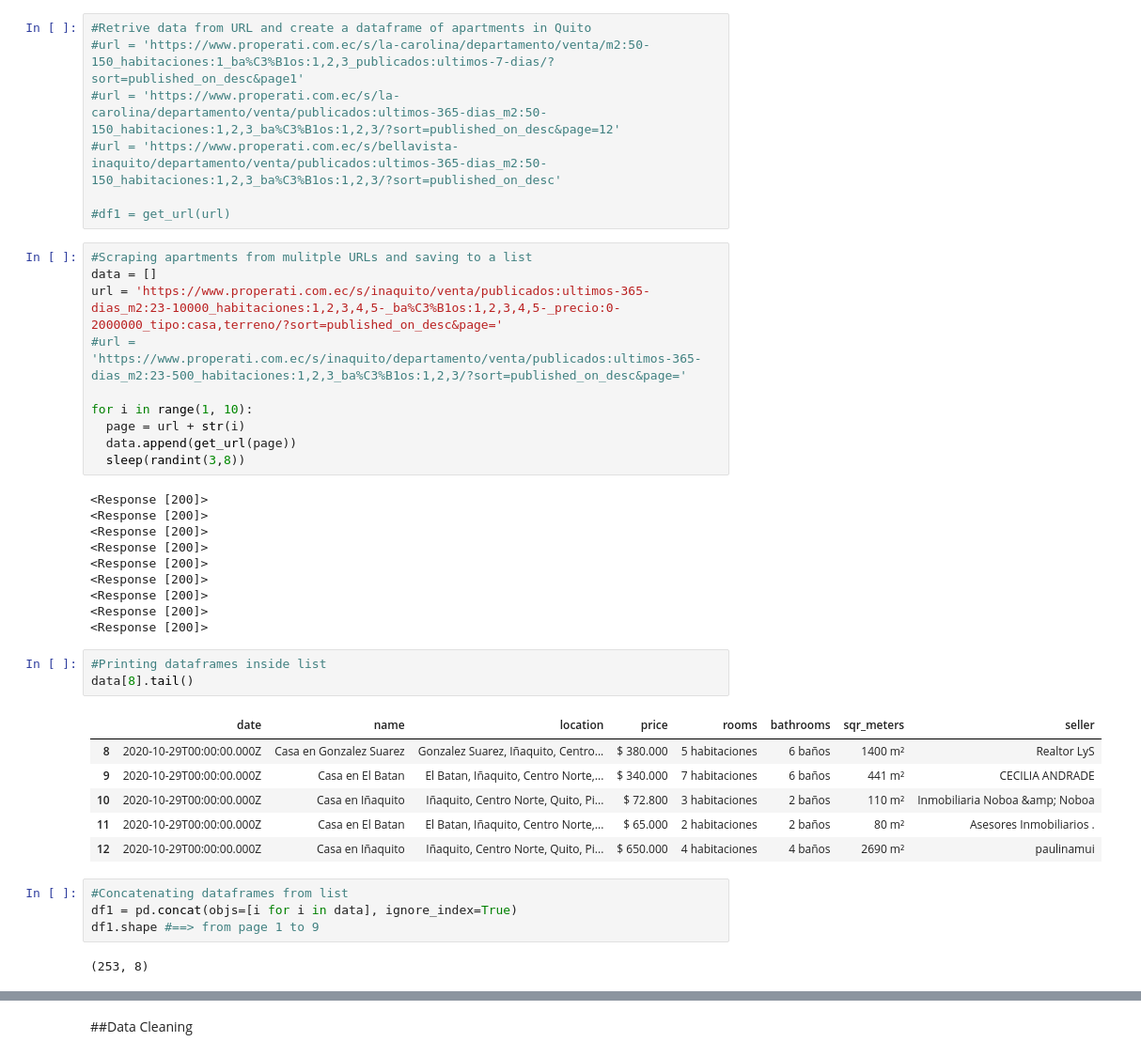
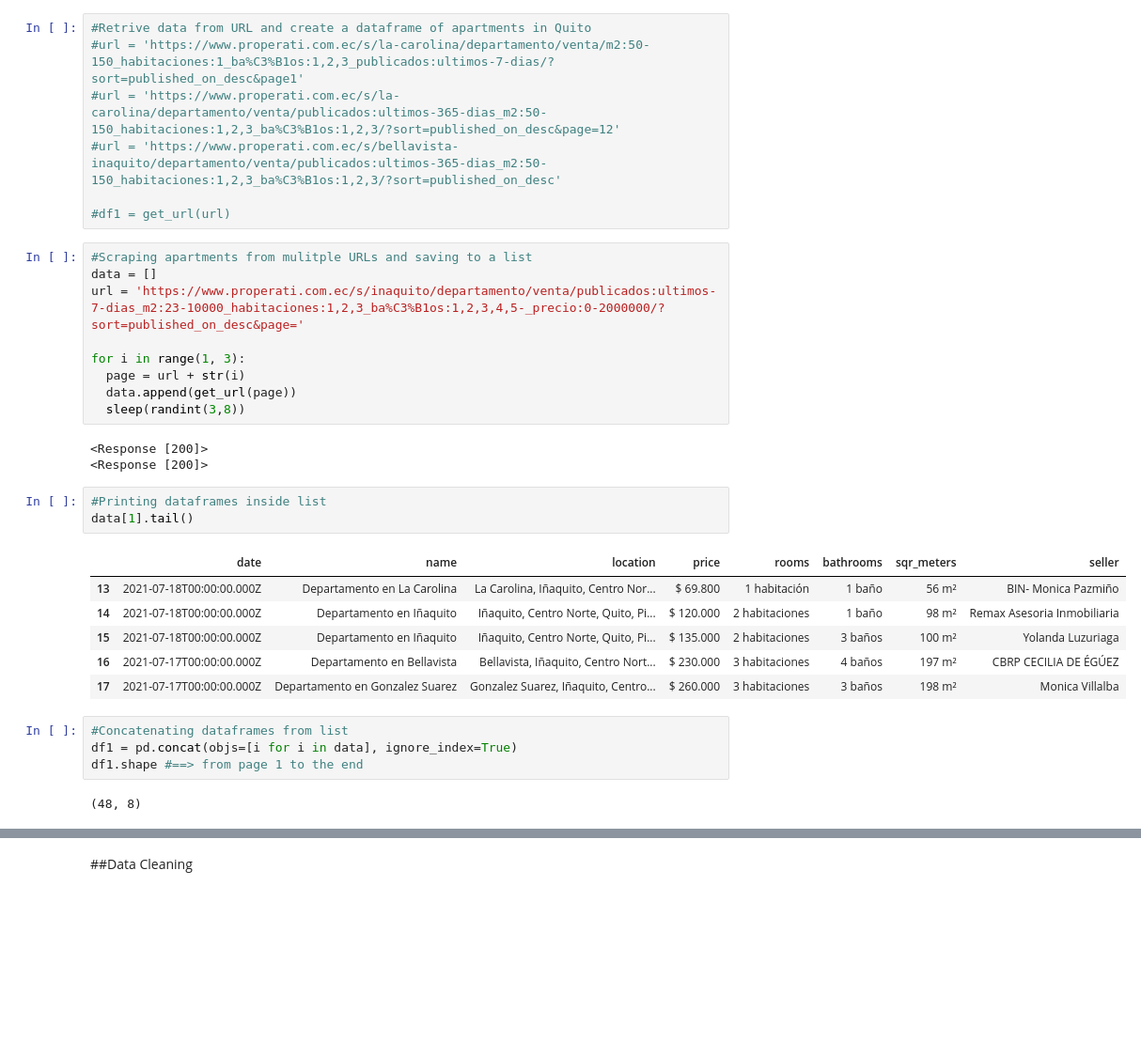
Before and after one commit to gabrielborja/python_data_analysis, a Jupyter notebook: real_state_analytics.ipynb, the cells around one changed output, grey strips where cells are left out. Shown at 94% size. Drawn from its saved outputs; the diff is of its cells as text; blank space fills up the shorter version.

Commit message:
Scrape apartments data w29

```diff
--- a/real_state_analytics.ipynb
+++ b/real_state_analytics.ipynb
@@ -66,39 +66,31 @@ def get_url(url):
 # %%
 #Scraping apartments from mulitple URLs and saving to a list
 data = []
-url = 'https://www.properati.com.ec/s/inaquito/venta/publicados:ultimos-365-dias_m2:23-10000_habitaciones:1,2,3,4,5-_ba%C3%B1os:1,2,3,4,5-_precio:0-2000000_tipo:casa,terreno/?sort=published_on_desc&page='
-#url = 'https://www.properati.com.ec/s/inaquito/departamento/venta/publicados:ultimos-365-dias_m2:23-500_habitaciones:1,2,3_ba%C3%B1os:1,2,3/?sort=published_on_desc&page='
+url = 'https://www.properati.com.ec/s/inaquito/departamento/venta/publicados:ultimos-7-dias_m2:23-10000_habitaciones:1,2,3_ba%C3%B1os:1,2,3,4,5-_precio:0-2000000/?sort=published_on_desc&page='
 
-for i in range(1, 10):
+for i in range(1, 3):
   page = url + str(i)
   data.append(get_url(page))
   sleep(randint(3,8))
 # %% [output]
 <Response [200]>
 <Response [200]>
-<Response [200]>
-<Response [200]>
-<Response [200]>
-<Response [200]>
-<Response [200]>
-<Response [200]>
-<Response [200]>
 # %%
 #Printing dataframes inside list
-data[8].tail()
+data[1].tail()
 # %% [output]
 |  | date | name | location | price | rooms | bathrooms | sqr_meters | seller |
-| 8 | 2020-10-29T00:00:00.000Z | Casa en Gonzalez Suarez | Gonzalez Suarez, Iñaquito, Centro... | $ 380.000 | 5 habitaciones | 6 baños | 1400 m² | Realtor LyS |
-| 9 | 2020-10-29T00:00:00.000Z | Casa en El Batan | El Batan, Iñaquito, Centro Norte,... | $ 340.000 | 7 habitaciones | 6 baños | 441 m² | CECILIA ANDRADE |
-| 10 | 2020-10-29T00:00:00.000Z | Casa en Iñaquito | Iñaquito, Centro Norte, Quito, Pi... | $ 72.800 | 3 habitaciones | 2 baños | 110 m² | Inmobiliaria Noboa &amp; Noboa |
-| 11 | 2020-10-29T00:00:00.000Z | Casa en El Batan | El Batan, Iñaquito, Centro Norte,... | $ 65.000 | 2 habitaciones | 2 baños | 80 m² | Asesores Inmobiliarios . |
-| 12 | 2020-10-29T00:00:00.000Z | Casa en Iñaquito | Iñaquito, Centro Norte, Quito, Pi... | $ 650.000 | 4 habitaciones | 4 baños | 2690 m² | paulinamui |
+| 13 | 2021-07-18T00:00:00.000Z | Departamento en La Carolina | La Carolina, Iñaquito, Centro Nor... | $ 69.800 | 1 habitación | 1 baño | 56 m² | BIN- Monica Pazmiño |
+| 14 | 2021-07-18T00:00:00.000Z | Departamento en Iñaquito | Iñaquito, Centro Norte, Quito, Pi... | $ 120.000 | 2 habitaciones | 1 baño | 98 m² | Remax Asesoria Inmobiliaria |
+| 15 | 2021-07-18T00:00:00.000Z | Departamento en Iñaquito | Iñaquito, Centro Norte, Quito, Pi... | $ 135.000 | 2 habitaciones | 3 baños | 100 m² | Yolanda Luzuriaga |
+| 16 | 2021-07-17T00:00:00.000Z | Departamento en Bellavista | Bellavista, Iñaquito, Centro Nort... | $ 230.000 | 3 habitaciones | 4 baños | 197 m² | CBRP CECILIA DE ÉGÚEZ |
+| 17 | 2021-07-17T00:00:00.000Z | Departamento en Gonzalez Suarez | Gonzalez Suarez, Iñaquito, Centro... | $ 260.000 | 3 habitaciones | 3 baños | 198 m² | Monica Villalba |
 # %%
 #Concatenating dataframes from list
 df1 = pd.concat(objs=[i for i in data], ignore_index=True)
-df1.shape #==> from page 1 to 9
+df1.shape #==> from page 1 to the end
 # %% [output]
-(253, 8)
+(48, 8)
 # %%
 #Exporting to excel into local disk
 from google.colab import files
```
Also changed, not shown: parts of 12 cells of this notebook.
